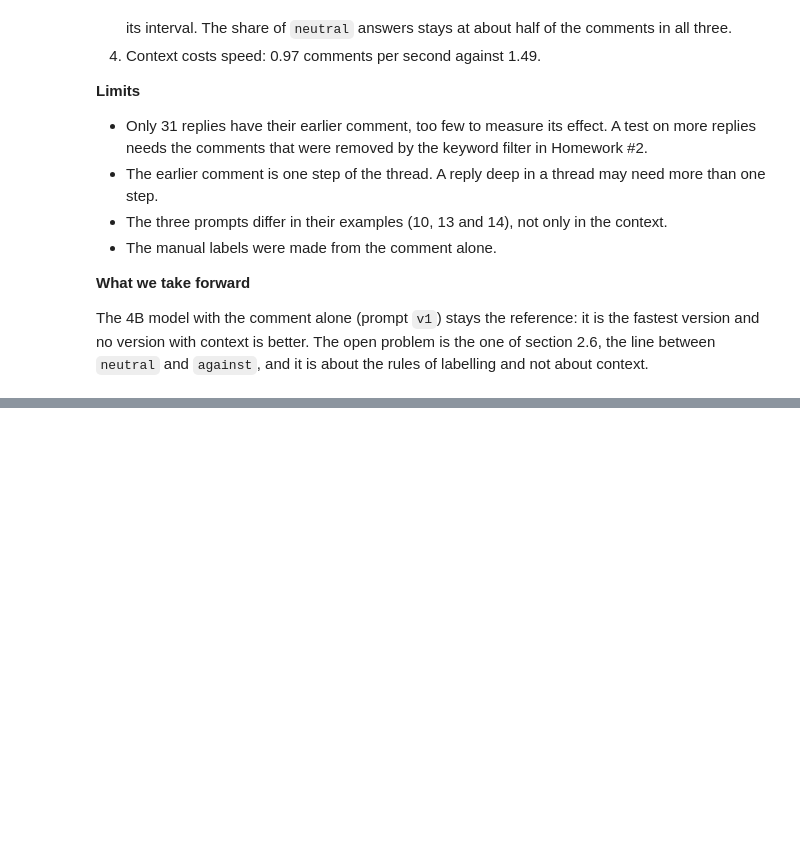
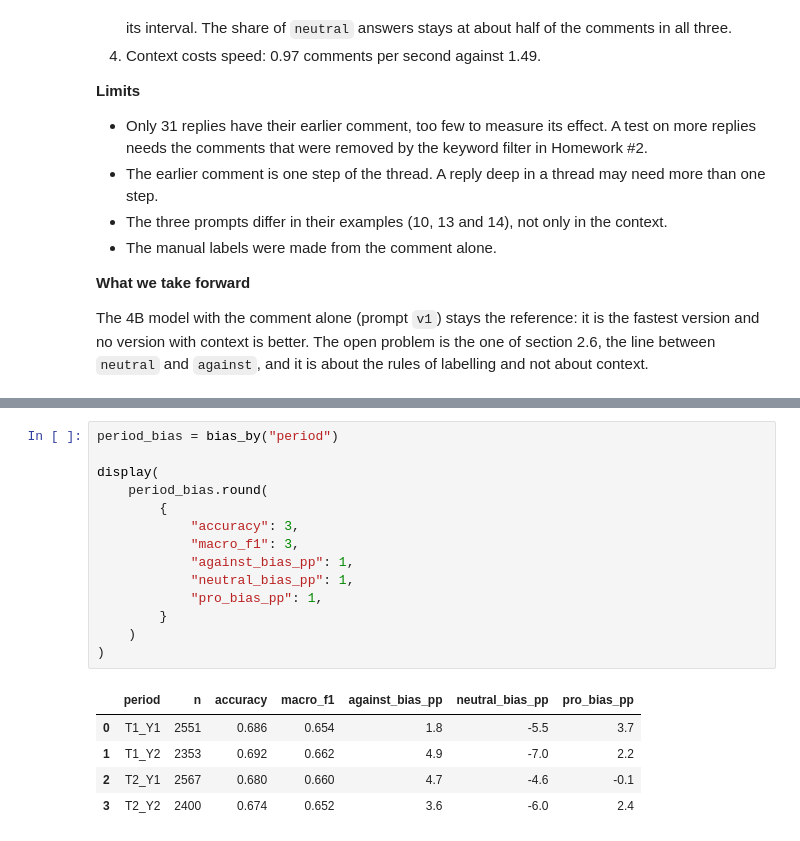
Before and after one commit to khorunzhaviktoriia/reddit_analysis_project, a Jupyter notebook: notebooks/EDA/model_selection.ipynb, the cells around one changed output, grey strips where cells are left out. Drawn from its saved outputs; the diff is of its cells as text; blank space fills up the shorter version.

```diff
--- a/notebooks/EDA/model_selection.ipynb
+++ b/notebooks/EDA/model_selection.ipynb
@@ -2463,0 +3914,20 @@ The 4B model with the comment alone (prompt `v1`) stays the reference: it is the
+# %%
+period_bias = bias_by("period")
+
+display(
+    period_bias.round(
+        {
+            "accuracy": 3,
+            "macro_f1": 3,
+            "against_bias_pp": 1,
+            "neutral_bias_pp": 1,
+            "pro_bias_pp": 1,
+        }
+    )
+)
+# %% [output]
+|  | period | n | accuracy | macro_f1 | against_bias_pp | neutral_bias_pp | pro_bias_pp |
+| 0 | T1_Y1 | 2551 | 0.686 | 0.654 | 1.8 | -5.5 | 3.7 |
+| 1 | T1_Y2 | 2353 | 0.692 | 0.662 | 4.9 | -7.0 | 2.2 |
+| 2 | T2_Y1 | 2567 | 0.680 | 0.660 | 4.7 | -4.6 | -0.1 |
+| 3 | T2_Y2 | 2400 | 0.674 | 0.652 | 3.6 | -6.0 | 2.4 |
```
Also changed, not shown: parts of 82 cells of this notebook.
